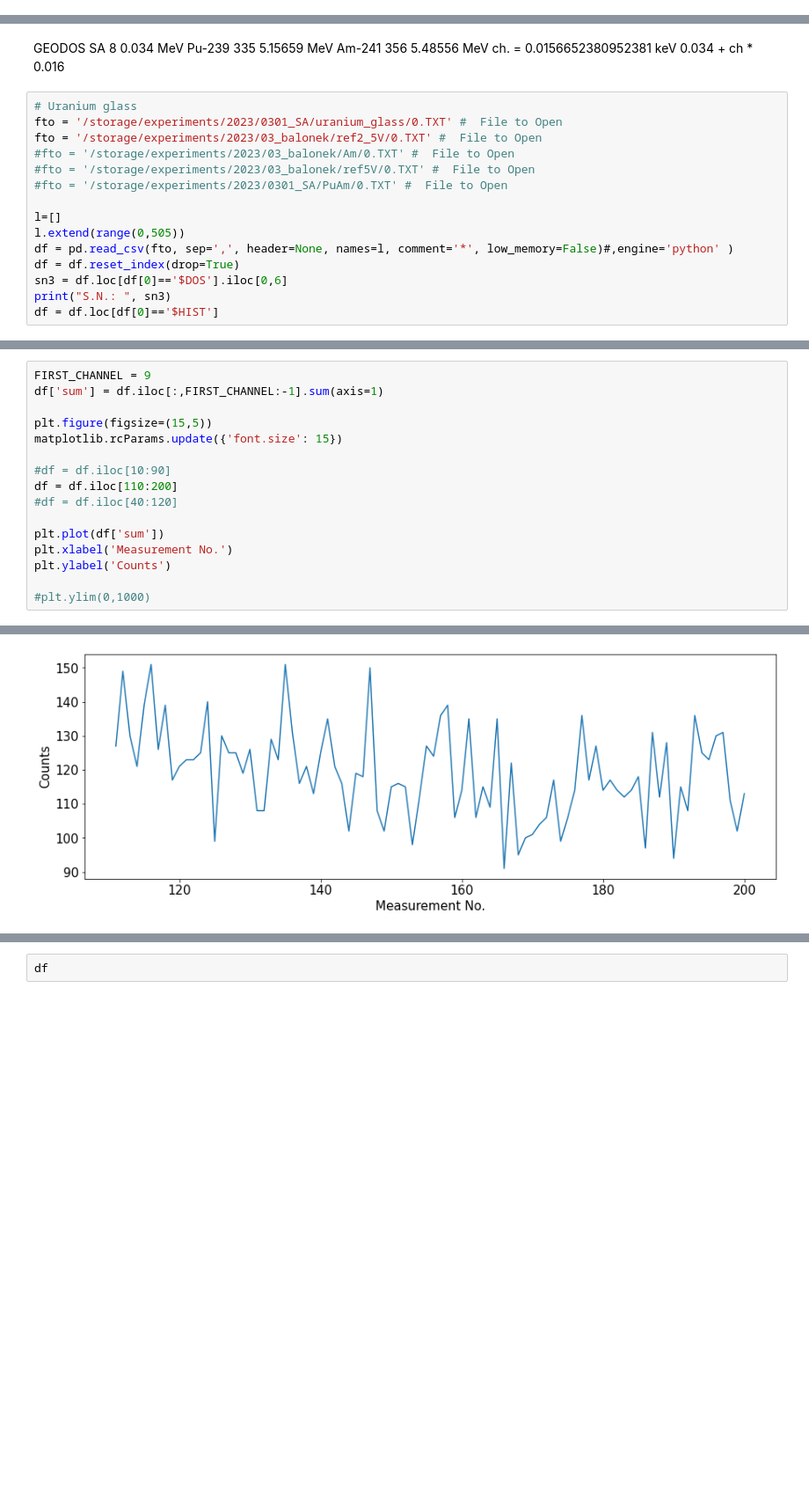
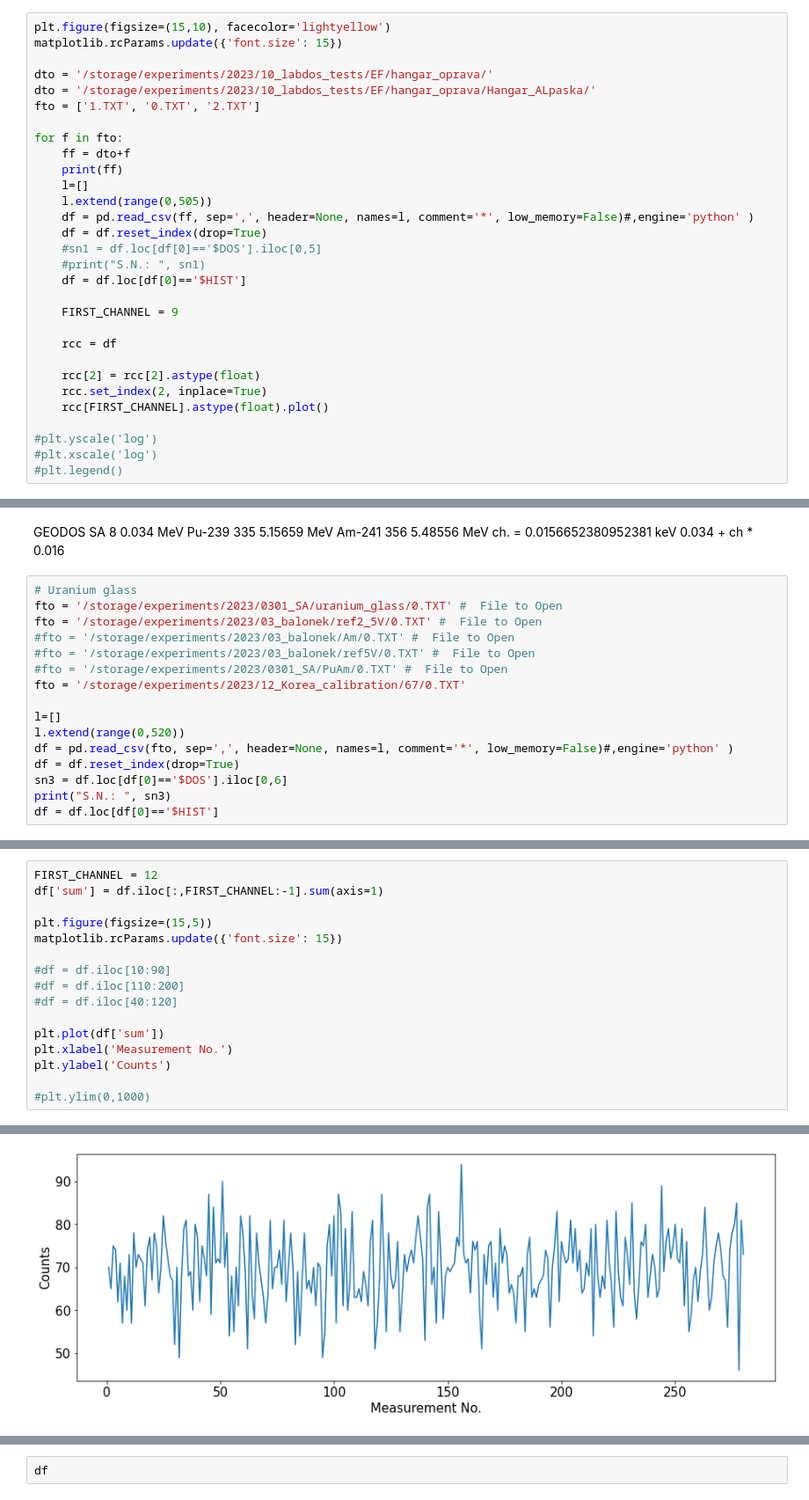
Before and after one commit to UniversalScientificTechnologies/LABDOS01, a Jupyter notebook: notebooks/data-parser.ipynb, the cells around one changed output, grey strips where cells are left out. Shown at 88% size. Drawn from its saved outputs; the diff is of its cells as text; blank space fills up the shorter version.

```diff
--- a/notebooks/data-parser.ipynb
+++ b/notebooks/data-parser.ipynb
@@ -11,0 +91,30 @@ import matplotlib
+# %%
+plt.figure(figsize=(15,10), facecolor='lightyellow')
+matplotlib.rcParams.update({'font.size': 15})
+
+dto = '/storage/experiments/2023/10_labdos_tests/EF/hangar_oprava/'
+dto = '/storage/experiments/2023/10_labdos_tests/EF/hangar_oprava/Hangar_ALpaska/'
+fto = ['1.TXT', '0.TXT', '2.TXT']
+
+for f in fto:
+    ff = dto+f
+    print(ff)
+    l=[]
+    l.extend(range(0,505))
+    df = pd.read_csv(ff, sep=',', header=None, names=l, comment='*', low_memory=False)#,engine='python' )
+    df = df.reset_index(drop=True)
+    #sn1 = df.loc[df[0]=='$DOS'].iloc[0,5]
+    #print("S.N.: ", sn1)
+    df = df.loc[df[0]=='$HIST']
+
+    FIRST_CHANNEL = 9
+
+    rcc = df
+
+    rcc[2] = rcc[2].astype(float)
+    rcc.set_index(2, inplace=True)
+    rcc[FIRST_CHANNEL].astype(float).plot()
+
+#plt.yscale('log')
+#plt.xscale('log')
+#plt.legend()
@@ -558,9 +694,10 @@ fto = '/storage/experiments/2023/03_balonek/ref2_5V/0.TXT' #  File to Open
 #fto = '/storage/experiments/2023/03_balonek/Am/0.TXT' #  File to Open
 #fto = '/storage/experiments/2023/03_balonek/ref5V/0.TXT' #  File to Open
 #fto = '/storage/experiments/2023/0301_SA/PuAm/0.TXT' #  File to Open
+fto = '/storage/experiments/2023/12_Korea_calibration/67/0.TXT'
 
 l=[]
-l.extend(range(0,505))
+l.extend(range(0,520))
 df = pd.read_csv(fto, sep=',', header=None, names=l, comment='*', low_memory=False)#,engine='python' )
 df = df.reset_index(drop=True)
 sn3 = df.loc[df[0]=='$DOS'].iloc[0,6]
@@ -587,20 +724,20 @@ df
 # %%
-FIRST_CHANNEL = 9
+FIRST_CHANNEL = 12
 df['sum'] = df.iloc[:,FIRST_CHANNEL:-1].sum(axis=1)
 
 plt.figure(figsize=(15,5))
 matplotlib.rcParams.update({'font.size': 15})
 
 #df = df.iloc[10:90]
-df = df.iloc[110:200]
+#df = df.iloc[110:200]
 #df = df.iloc[40:120]
 
 plt.plot(df['sum'])
 plt.xlabel('Measurement No.')
 plt.ylabel('Counts')
 
 #plt.ylim(0,1000)
 # %% [output]
 Text(0, 0.5, 'Counts')
-[figure, old version]
+[figure, new version]
 # %%
```
Also changed, not shown: parts of 24 cells of this notebook.
